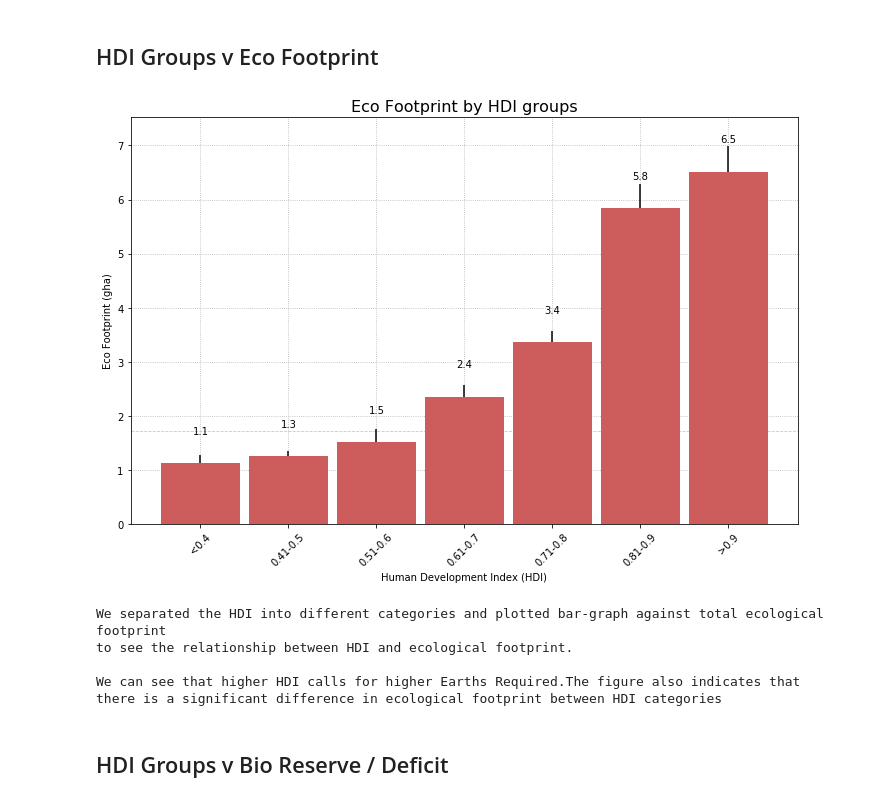
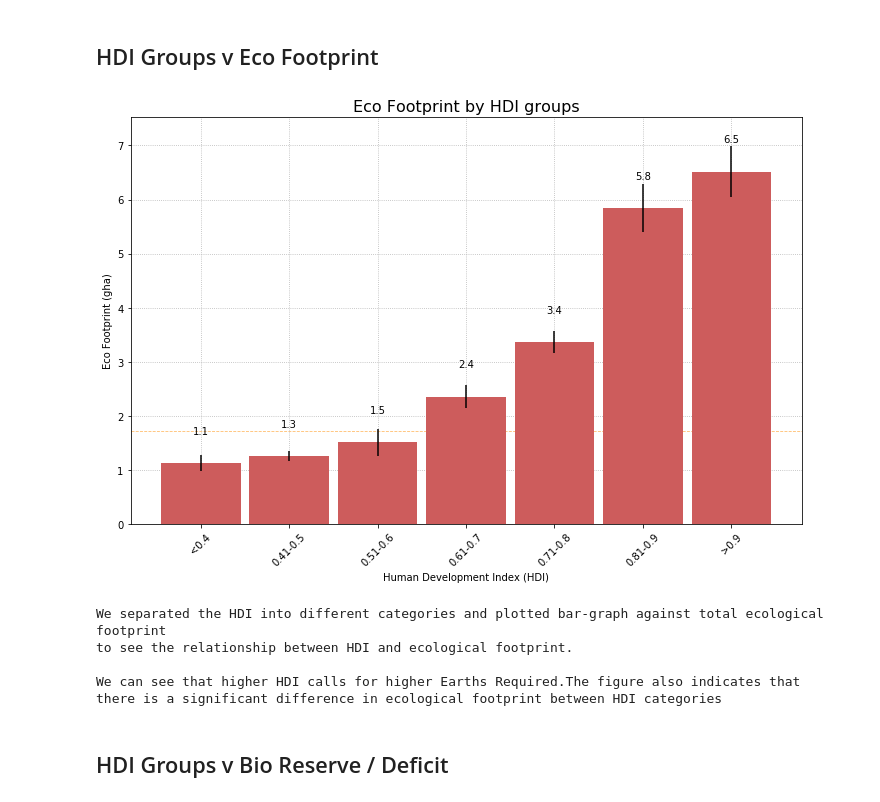
Before and after one commit to limbz-sami/Eco_footprint, a Jupyter notebook: eco_analysis.ipynb, the cells around one changed output. Drawn from its saved outputs; the diff is of its cells as text; code cells hidden in the pictures.

```diff
--- a/eco_analysis.ipynb
+++ b/eco_analysis.ipynb
@@ -235,11 +235,11 @@ hdi_df["HDI Groups"] = pd.cut(hdi_df["HDI"], hdi_bins, labels=hdi_groups)
 # %%
 # calculating mean
 hdi_eco_footprint = hdi_df.groupby("HDI Groups").mean()['Eco Footprint per Person']
-hdi_eco_footprint = pd.DataFrame(hdi_earth_reqd)
+hdi_eco_footprint = pd.DataFrame(hdi_eco_footprint)
 
 # calculating standard error
 hdi_footprint_sem = hdi_df.groupby("HDI Groups").sem()['Eco Footprint per Person']
-hdi_footprint_sem = pd.DataFrame(hdi_earth_sem)
+hdi_footprint_sem = pd.DataFrame(hdi_footprint_sem)
 
 # data lists
 eco_footprint = hdi_eco_footprint['Eco Footprint per Person'].tolist()
@@ -250,7 +250,7 @@ fig, ax = plt.subplots(figsize = (10,7))
 x_axis = np.arange(len(hdi_groups))
 ax.set_xticks(x_axis)
 ax.set_xticklabels(hdi_groups, rotation = 45)
-plt.ylim(0, max(earths_reqd)+1.0)
+plt.ylim(0, max(eco_footprint)+1.0)
 
 plt.grid(linestyle='dotted', zorder=0)
 plt.axhline(y=1.73, linewidth=0.8, linestyle = '--', color='darkorange', alpha=0.6, zorder=0)
@@ -259,34 +259,34 @@ plt.xlabel('Human Development Index (HDI)')
 plt.ylabel('Eco Footprint (gha)')
 plt.title ('Eco Footprint by HDI groups', fontsize=16)
 
 rects1 = ax.bar(x_axis, eco_footprint, width = 0.9, color = 'indianred', yerr = sem, zorder=2)
 
 # Label bars
 def autolabel(rects):
     for rect in rects:
         height = rect.get_height()
         ax.text(rect.get_x() + rect.get_width()/2, height + 0.5, round(height,1),
         ha = 'center', va = 'bottom', alpha = 2)
 autolabel(rects1)
 
 # Save and show the figure
 plt.tight_layout()
 img_path = os.path.join('Images', '4a_hdi_earths.png')
 plt.savefig(img_path)
 plt.show()
 
 # Observations
 print('''
 
 We separated the HDI into different categories and plotted bar-graph against total ecological footprint
 to see the relationship between HDI and ecological footprint.
 
 We can see that higher HDI calls for higher Earths Required.The figure also indicates that
 there is a significant difference in ecological footprint between HDI categories
 
 ''')
 # %% [output]
-[figure, old version]
+[figure, new version]
 We separated the HDI into different categories and plotted bar-graph against total ecological footprint
 to see the relationship between HDI and ecological footprint.
 
```
Also changed, not shown: parts of 6 cells of this notebook, 10 other files.
